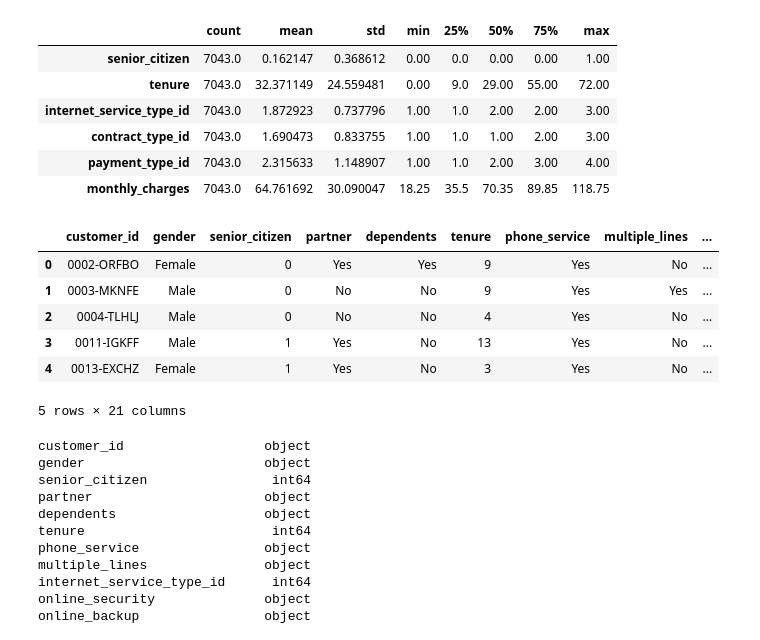
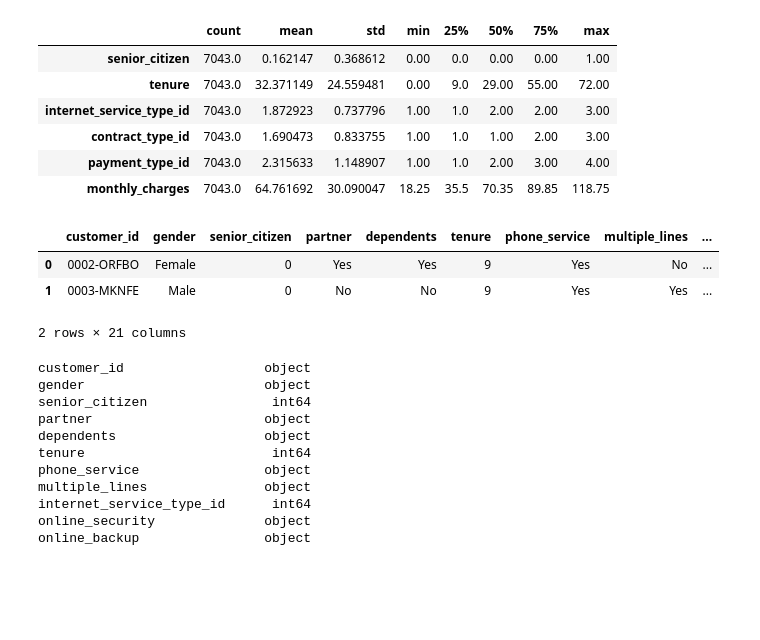
Before and after one commit to JefferyRoeder/classification_project, a Jupyter notebook: model_baseline.ipynb, the cells around one changed output. Drawn from its saved outputs; the diff is of its cells as text; code cells hidden in the pictures; blank space fills up the shorter version.

```diff
--- a/model_baseline.ipynb
+++ b/model_baseline.ipynb
@@ -42,16 +42,12 @@ df.describe().transpose()
 | payment_type_id | 7043.0 | 2.315633 | 1.148907 | 1.00 | 1.0 | 2.00 | 3.00 | 4.00 |
 | monthly_charges | 7043.0 | 64.761692 | 30.090047 | 18.25 | 35.5 | 70.35 | 89.85 | 118.75 |
 # %%
-df.isnull().sum()
-df.head()
+df.head(2)
 # %% [output]
 |  | customer_id | gender | senior_citizen | partner | dependents | tenure | phone_service | multiple_lines | ... |
 | 0 | 0002-ORFBO | Female | 0 | Yes | Yes | 9 | Yes | No | ... |
 | 1 | 0003-MKNFE | Male | 0 | No | No | 9 | Yes | Yes | ... |
-| 2 | 0004-TLHLJ | Male | 0 | No | No | 4 | Yes | No | ... |
-| 3 | 0011-IGKFF | Male | 1 | Yes | No | 13 | Yes | No | ... |
-| 4 | 0013-EXCHZ | Female | 1 | Yes | No | 3 | Yes | No | ... |
-5 rows × 21 columns
+2 rows × 21 columns
 # %%
 df.dtypes
 # %% [output]
```
Also changed, not shown: parts of 28 cells of this notebook, 4 other files.
